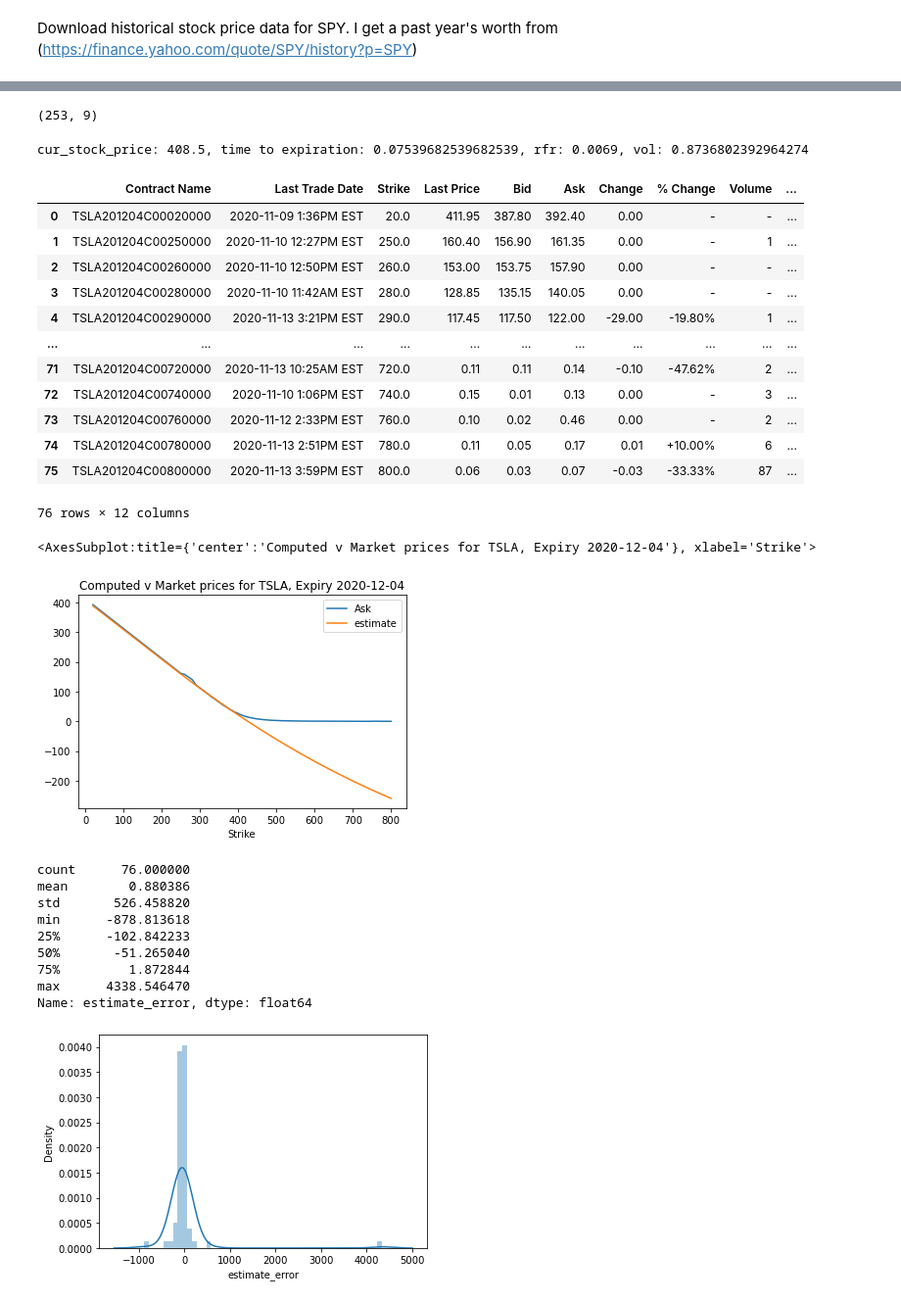
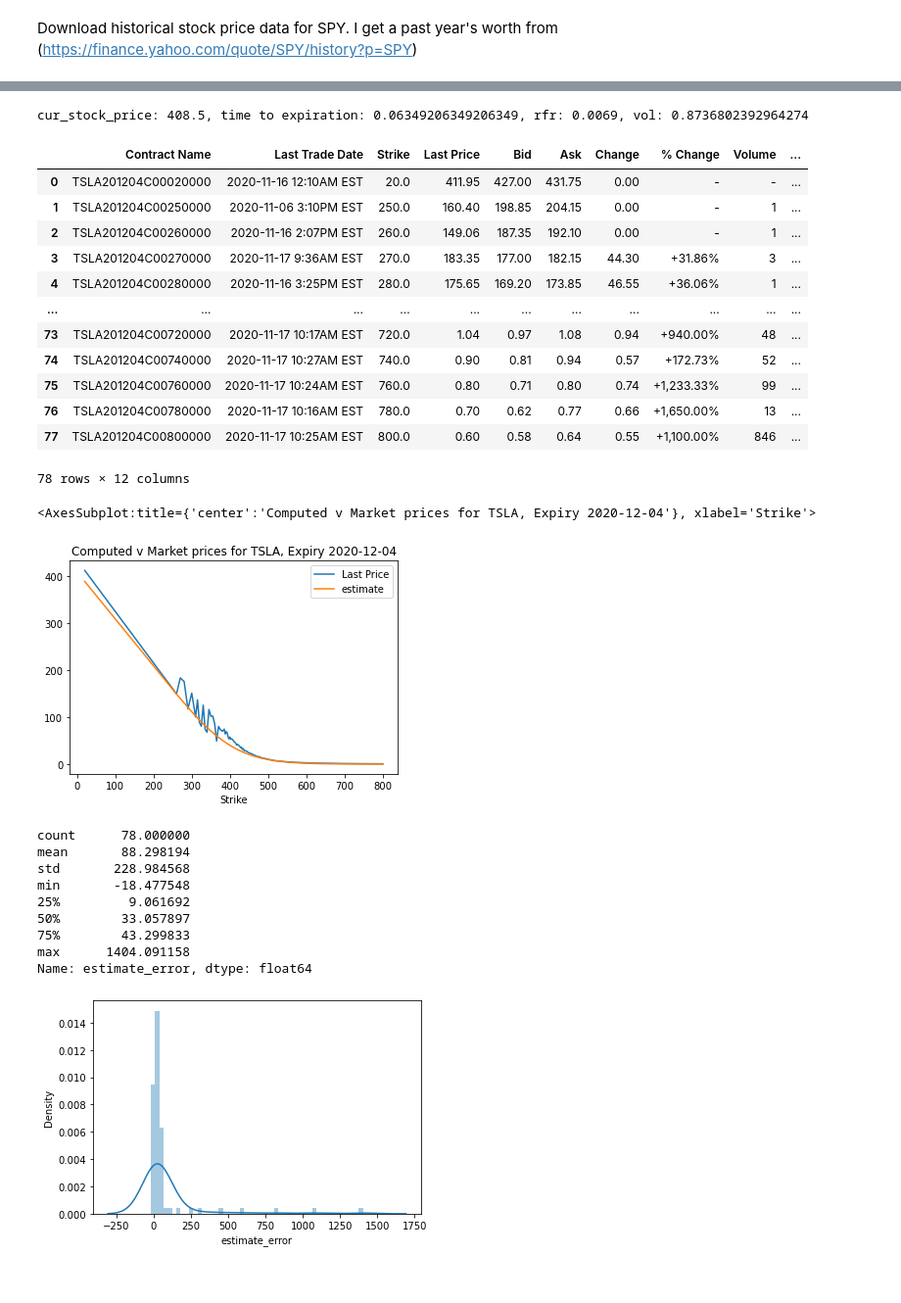
Before and after one commit to Maosef/options_pricing, a Jupyter notebook: option pricing.ipynb, the cells around one changed output, grey strips where cells are left out. Shown at 98% size. Saved outputs shown, nothing was run; the diff lists cells and outputs as text; code cells hidden in the pictures.

```diff
--- a/option pricing.ipynb
+++ b/option pricing.ipynb
@@ -50,7 +51,9 @@ df['returns'] = ((df['Adj Close'] - df.close_day_before)/df.close_day_before)
 
 # get options data
 options_data_path = 'https://finance.yahoo.com/quote/{}/options?date={}&p={}'.format(ticker, expiration_timestamp, ticker)
-r = pd.read_html(options_data_path)[0]
+options_data = pd.read_html(options_data_path) # returns two dataframes, for calls and puts
+r = options_data[0]
+calls_df = options_data[1]
 
 print(df)
 print(r)
@@ -80,18 +83,16 @@ print(r)
 # sigma is the annual volatility of the returns of the stock
 
 def black_scholes(S, K, T, r, sigma):
-    d1 = np.log(S/(K/(1 + r)**T)/(sigma*sqrt(T))) + (sigma*sqrt(T))/2
+    d1 = (np.log(S/K) + (r + sigma**2/2)*T)/(sigma * sqrt(T))
     d2 = d1 - sigma * np.sqrt(T)
-    return S * norm.cdf(d1) - (K/(1 + r)**T) * norm.cdf(d2)
+    return S * norm.cdf(d1) - K*np.exp(-r*T) * norm.cdf(d2)
 
 # get the (num days to expiration) / (trading days in a year)
 def get_time_to_expiration(expiration_datetime_utc):
     return (expiration_datetime_utc - datetime.now(timezone.utc)).days / 252
-# %%
-df.shape
-# %% [output]
-(253, 9)
 # %%
+# the rfr should vary with time, not be constant.
+
 cur_stock_price = df.iloc[-1]['Adj Close']
 time_to_expiration = get_time_to_expiration(expiration_datetime)
 risk_free_rate = 0.0069
@@ -108,7 +109,7 @@ strike_start_idx, strike_end_idx = 0, r.shape[0]
 for x in range(strike_start_idx,strike_end_idx):
     value_s = black_scholes(S = cur_stock_price,
                             K = r['Strike'][x],
-                            T = (time_to_expiration),
+                            T = time_to_expiration,
                             r = risk_free_rate,
                             sigma = sigma)
     list_estimates.append(value_s)
@@ -119,46 +120,45 @@ df_list['estimate'] = df_list[0]
 del df_list[0]
 df_estimate = r.merge(df_list, right_index = True, left_index = True)
 # %% [output]
-cur_stock_price: 408.5, time to expiration: 0.07539682539682539, rfr: 0.0069, vol: 0.8736802392964274
+cur_stock_price: 408.5, time to expiration: 0.06349206349206349, rfr: 0.0069, vol: 0.8736802392964274
 # %%
 df_estimate
 # %% [output]
 |  | Contract Name | Last Trade Date | Strike | Last Price | Bid | Ask | Change | % Change | Volume | ... |
-| 0 | TSLA201204C00020000 | 2020-11-09 1:36PM EST | 20.0 | 411.95 | 387.80 | 392.40 | 0.00 | - | - | ... |
-| 1 | TSLA201204C00250000 | 2020-11-10 12:27PM EST | 250.0 | 160.40 | 156.90 | 161.35 | 0.00 | - | 1 | ... |
-| 2 | TSLA201204C00260000 | 2020-11-10 12:50PM EST | 260.0 | 153.00 | 153.75 | 157.90 | 0.00 | - | - | ... |
-| 3 | TSLA201204C00280000 | 2020-11-10 11:42AM EST | 280.0 | 128.85 | 135.15 | 140.05 | 0.00 | - | - | ... |
-| 4 | TSLA201204C00290000 | 2020-11-13 3:21PM EST | 290.0 | 117.45 | 117.50 | 122.00 | -29.00 | -19.80% | 1 | ... |
+| 0 | TSLA201204C00020000 | 2020-11-16 12:10AM EST | 20.0 | 411.95 | 427.00 | 431.75 | 0.00 | - | - | ... |
+| 1 | TSLA201204C00250000 | 2020-11-06 3:10PM EST | 250.0 | 160.40 | 198.85 | 204.15 | 0.00 | - | 1 | ... |
+| 2 | TSLA201204C00260000 | 2020-11-16 2:07PM EST | 260.0 | 149.06 | 187.35 | 192.10 | 0.00 | - | 1 | ... |
+| 3 | TSLA201204C00270000 | 2020-11-17 9:36AM EST | 270.0 | 183.35 | 177.00 | 182.15 | 44.30 | +31.86% | 3 | ... |
+| 4 | TSLA201204C00280000 | 2020-11-16 3:25PM EST | 280.0 | 175.65 | 169.20 | 173.85 | 46.55 | +36.06% | 1 | ... |
 | ... | ... | ... | ... | ... | ... | ... | ... | ... | ... | ... |
-| 71 | TSLA201204C00720000 | 2020-11-13 10:25AM EST | 720.0 | 0.11 | 0.11 | 0.14 | -0.10 | -47.62% | 2 | ... |
-| 72 | TSLA201204C00740000 | 2020-11-10 1:06PM EST | 740.0 | 0.15 | 0.01 | 0.13 | 0.00 | - | 3 | ... |
-| 73 | TSLA201204C00760000 | 2020-11-12 2:33PM EST | 760.0 | 0.10 | 0.02 | 0.46 | 0.00 | - | 2 | ... |
-| 74 | TSLA201204C00780000 | 2020-11-13 2:51PM EST | 780.0 | 0.11 | 0.05 | 0.17 | 0.01 | +10.00% | 6 | ... |
-| 75 | TSLA201204C00800000 | 2020-11-13 3:59PM EST | 800.0 | 0.06 | 0.03 | 0.07 | -0.03 | -33.33% | 87 | ... |
+| 73 | TSLA201204C00720000 | 2020-11-17 10:17AM EST | 720.0 | 1.04 | 0.97 | 1.08 | 0.94 | +940.00% | 48 | ... |
+| 74 | TSLA201204C00740000 | 2020-11-17 10:27AM EST | 740.0 | 0.90 | 0.81 | 0.94 | 0.57 | +172.73% | 52 | ... |
+| 75 | TSLA201204C00760000 | 2020-11-17 10:24AM EST | 760.0 | 0.80 | 0.71 | 0.80 | 0.74 | +1,233.33% | 99 | ... |
+| 76 | TSLA201204C00780000 | 2020-11-17 10:16AM EST | 780.0 | 0.70 | 0.62 | 0.77 | 0.66 | +1,650.00% | 13 | ... |
+| 77 | TSLA201204C00800000 | 2020-11-17 10:25AM EST | 800.0 | 0.60 | 0.58 | 0.64 | 0.55 | +1,100.00% | 846 | ... |
-76 rows × 12 columns
+78 rows × 12 columns
 # %%
 # plot option prices across strikes
 
-df_estimate.plot(x='Strike',y=['Ask','estimate'], title='Computed v Market prices for {}, Expiry {}'.format(ticker, expiration_datetime.date()))
+df_estimate.plot(x='Strike',y=['Last Price','estimate'], title='Computed v Market prices for {}, Expiry {}'.format(ticker, expiration_datetime.date()))
 # %% [output]
 <AxesSubplot:title={'center':'Computed v Market prices for TSLA, Expiry 2020-12-04'}, xlabel='Strike'>
-[figure, old version]
+[figure, new version]
 # %%
-df_estimate['estimate_error'] = ((df_estimate['Ask'] - df_estimate['estimate'])/df_estimate['estimate'])*100
-
+df_estimate['estimate_error'] = ((df_estimate['Last Price'] - df_estimate['estimate'])/df_estimate['estimate'])*100
 ax = sns.distplot(df_estimate['estimate_error'])
-
 print(df_estimate['estimate_error'].describe())
 
-# across strikes, the median error is .34%, but there is a huge spread and there are huge outliers. Why?
+# across strikes, the median error is 34%, but there is a huge spread and outliers,
+# which mainly seem to be due to the higher strikes being very close to 0.
 # %% [output]
-count      76.000000
-mean        0.880386
-std       526.458820
-min      -878.813618
-25%      -102.842233
-50%       -51.265040
-75%         1.872844
-max      4338.546470
+count      78.000000
+mean       88.298194
+std       228.984568
+min       -18.477548
+25%         9.061692
+50%        33.057897
+75%        43.299833
+max      1404.091158
 Name: estimate_error, dtype: float64
-[figure, old version]
+[figure, new version]
```
Also changed, not shown: parts of 9 cells of this notebook.
